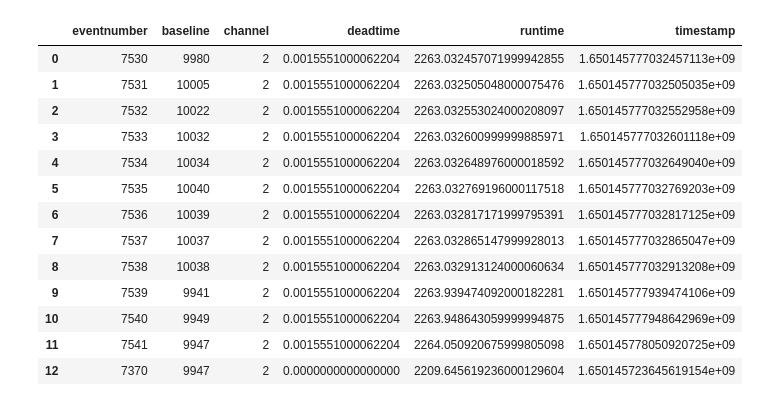
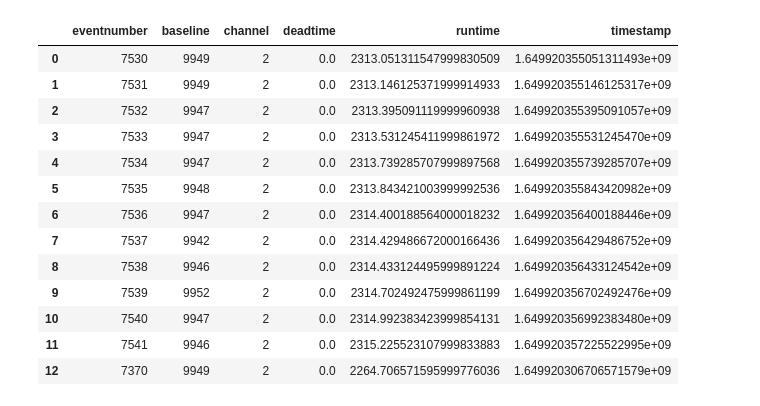
Before and after one commit to hofsi/leg-py, a Jupyter notebook: Run_find_event.ipynb, the cells around one changed output. Drawn from its saved outputs; the diff is of its cells as text; code cells hidden in the pictures.

```diff
--- a/Run_find_event.ipynb
+++ b/Run_find_event.ipynb
@@ -7,20 +75,20 @@ file = "/mnt/atlas01/projects/legend/data/com/raw/2022-04-13-sipm-test/run006/20
 #show(file,"ch000/")
 # %%
 #fe.event_length(file,"ch001/raw/waveform/values")
-fe.print_event_data(file,[7530, 7531, 7532, 7533, 7534, 7535, 7536, 7537, 7538, 7539,7540,7541,7370 ])
+fe.print_event_data(file[0],[7530, 7531, 7532, 7533, 7534, 7535, 7536, 7537, 7538, 7539,7540,7541,7370 ])
 # %% [output]
 |  | eventnumber | baseline | channel | deadtime | runtime | timestamp |
-| 0 | 7530 | 9980 | 2 | 0.0015551000062204 | 2263.032457071999942855 | 1.650145777032457113e+09 |
-| 1 | 7531 | 10005 | 2 | 0.0015551000062204 | 2263.032505048000075476 | 1.650145777032505035e+09 |
-| 2 | 7532 | 10022 | 2 | 0.0015551000062204 | 2263.032553024000208097 | 1.650145777032552958e+09 |
-| 3 | 7533 | 10032 | 2 | 0.0015551000062204 | 2263.032600999999885971 | 1.650145777032601118e+09 |
-| 4 | 7534 | 10034 | 2 | 0.0015551000062204 | 2263.032648976000018592 | 1.650145777032649040e+09 |
-| 5 | 7535 | 10040 | 2 | 0.0015551000062204 | 2263.032769196000117518 | 1.650145777032769203e+09 |
-| 6 | 7536 | 10039 | 2 | 0.0015551000062204 | 2263.032817171999795391 | 1.650145777032817125e+09 |
-| 7 | 7537 | 10037 | 2 | 0.0015551000062204 | 2263.032865147999928013 | 1.650145777032865047e+09 |
-| 8 | 7538 | 10038 | 2 | 0.0015551000062204 | 2263.032913124000060634 | 1.650145777032913208e+09 |
-| 9 | 7539 | 9941 | 2 | 0.0015551000062204 | 2263.939474092000182281 | 1.650145777939474106e+09 |
-| 10 | 7540 | 9949 | 2 | 0.0015551000062204 | 2263.948643059999994875 | 1.650145777948642969e+09 |
-| 11 | 7541 | 9947 | 2 | 0.0015551000062204 | 2264.050920675999805098 | 1.650145778050920725e+09 |
-| 12 | 7370 | 9947 | 2 | 0.0000000000000000 | 2209.645619236000129604 | 1.650145723645619154e+09 |
+| 0 | 7530 | 9949 | 2 | 0.0 | 2313.051311547999830509 | 1.649920355051311493e+09 |
+| 1 | 7531 | 9949 | 2 | 0.0 | 2313.146125371999914933 | 1.649920355146125317e+09 |
+| 2 | 7532 | 9947 | 2 | 0.0 | 2313.395091119999960938 | 1.649920355395091057e+09 |
+| 3 | 7533 | 9947 | 2 | 0.0 | 2313.531245411999861972 | 1.649920355531245470e+09 |
+| 4 | 7534 | 9947 | 2 | 0.0 | 2313.739285707999897568 | 1.649920355739285707e+09 |
+| 5 | 7535 | 9948 | 2 | 0.0 | 2313.843421003999992536 | 1.649920355843420982e+09 |
+| 6 | 7536 | 9947 | 2 | 0.0 | 2314.400188564000018232 | 1.649920356400188446e+09 |
+| 7 | 7537 | 9942 | 2 | 0.0 | 2314.429486672000166436 | 1.649920356429486752e+09 |
+| 8 | 7538 | 9946 | 2 | 0.0 | 2314.433124495999891224 | 1.649920356433124542e+09 |
+| 9 | 7539 | 9952 | 2 | 0.0 | 2314.702492475999861199 | 1.649920356702492476e+09 |
+| 10 | 7540 | 9947 | 2 | 0.0 | 2314.992383423999854131 | 1.649920356992383480e+09 |
+| 11 | 7541 | 9946 | 2 | 0.0 | 2315.225523107999833883 | 1.649920357225522995e+09 |
+| 12 | 7370 | 9949 | 2 | 0.0 | 2264.706571595999776036 | 1.649920306706571579e+09 |
 # %%
```
Also changed, not shown: parts of 8 cells of this notebook, 11 other files.
